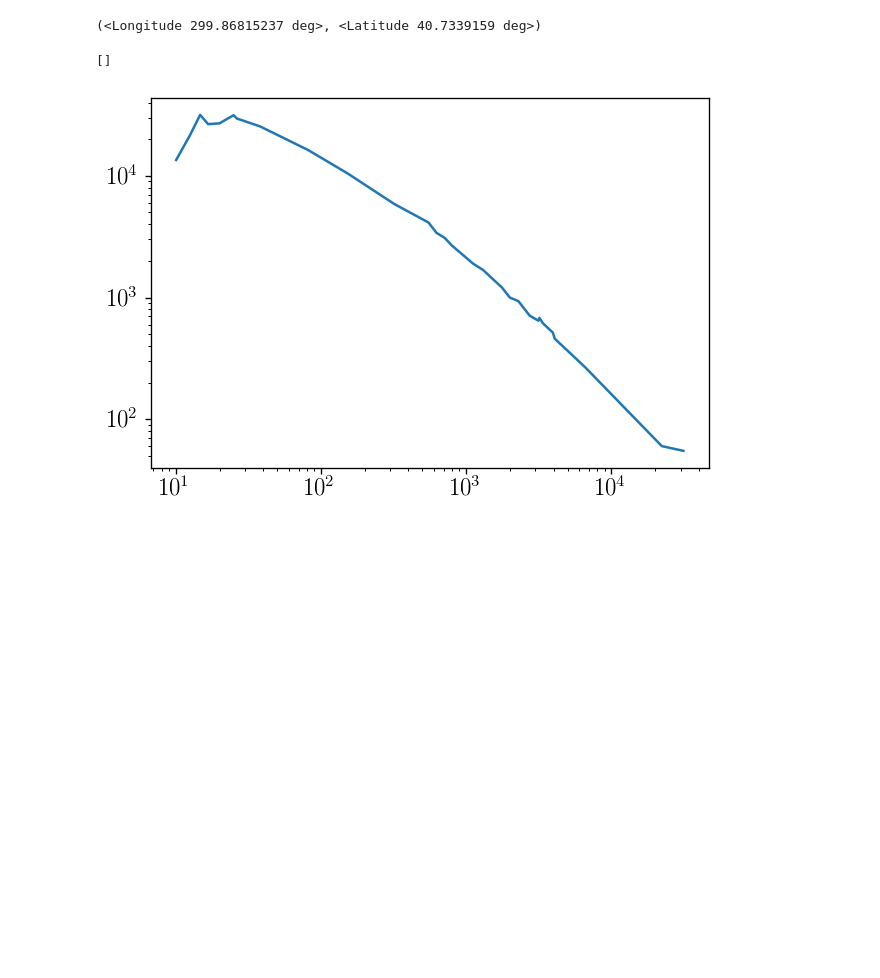
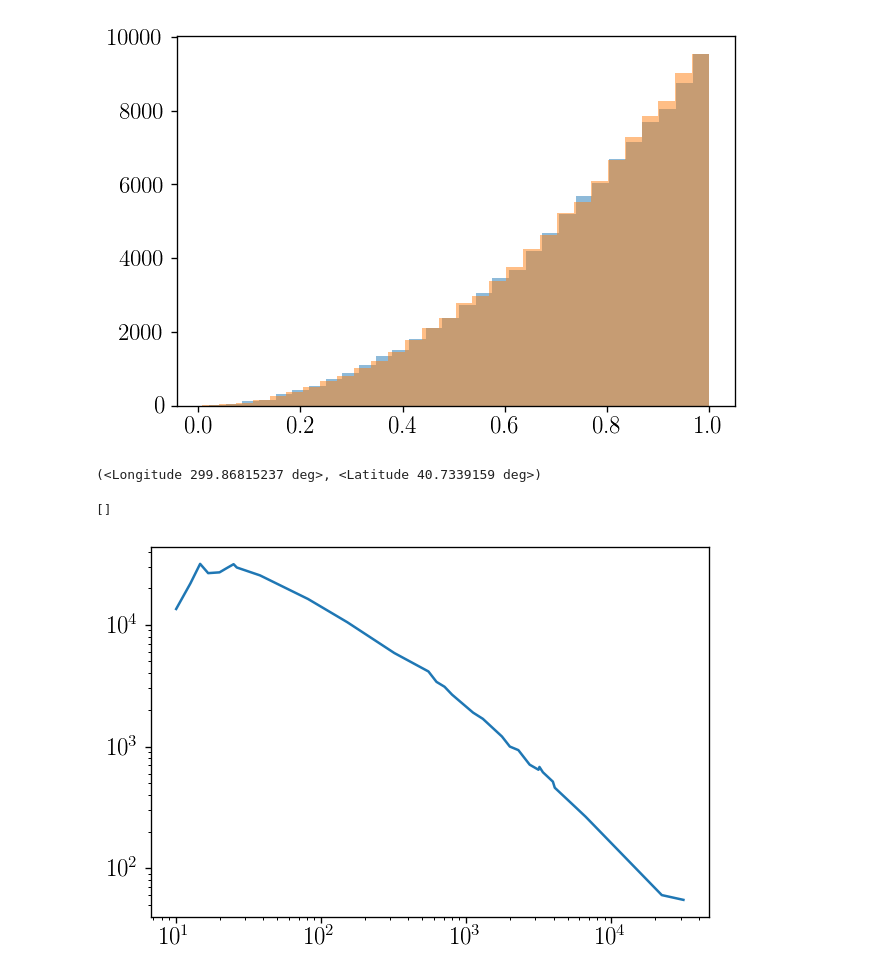
Before and after one commit to yitiansun/axion-mirror, a Jupyter notebook: notebooks/test.ipynb, the cells around one changed output. Cells and saved outputs as stored; diff of their text form; code cells hidden in the pictures; blank space fills up the shorter version.

```diff
--- a/notebooks/test.ipynb
+++ b/notebooks/test.ipynb
@@ -30,0 +32,5 @@ mpl.rc_file("../matplotlibrc")
+# %%
+def pdf_func(x):
+    return x**2
+# %%
+s = stats.sample_from_pdf(pdf_func, 0, 1, 100000)
@@ -31,3 +71,12 @@ mpl.rc_file("../matplotlibrc")
+# %%
+import jax
+rng_key = jax.random.PRNGKey(42)
+s2 = stats.sample_from_pdf_jax(rng_key, pdf_func, 0., 1., 100000)
+# %%
+plt.hist(s, bins=30, alpha=0.5);
+plt.hist(s2, bins=30, alpha=0.5);
+# %% [output]
+[figure, added]
 # %%
 c = SkyCoord(l=76.18988064623*u.deg, b=5.75538801499*u.deg, frame="galactic")
 c.icrs.ra, c.icrs.dec
```
Also changed, not shown: parts of 11 cells of this notebook, 8 other files.
